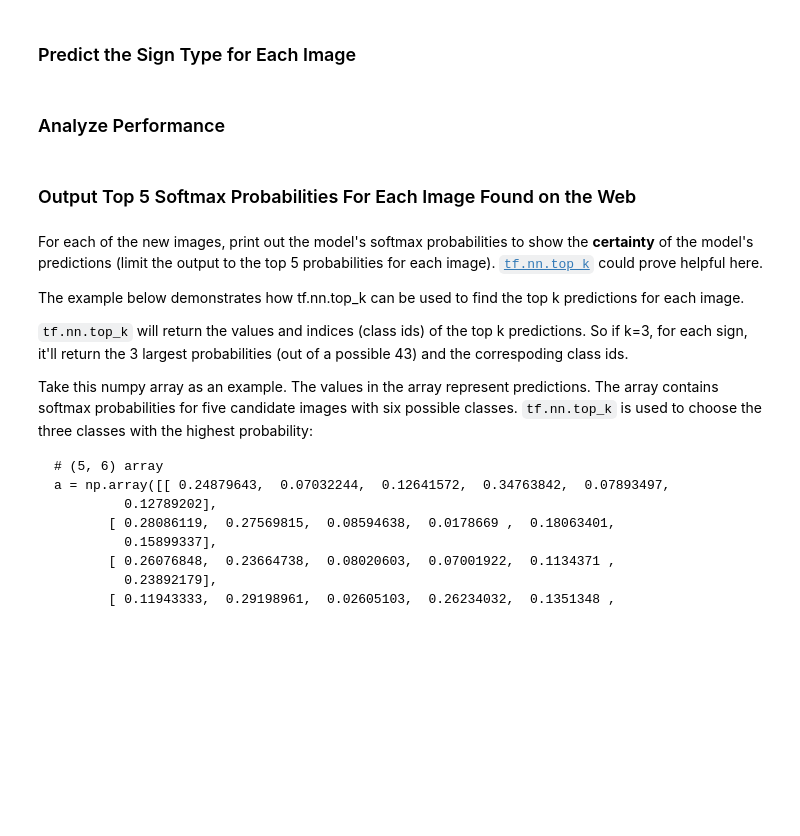
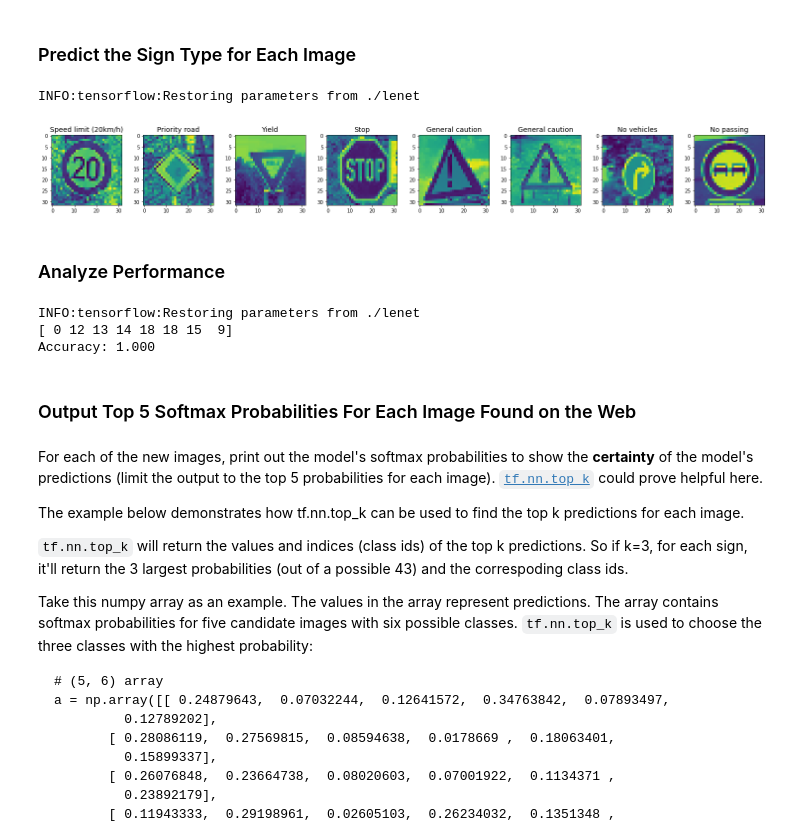
Before and after one commit to EugeneTolstikhin/udacity-traffic-Sign-Classifier-Project, a Jupyter notebook: Traffic_Sign_Classifier.ipynb, the cells around one changed output. Cells and saved outputs as stored; diff of their text form; code cells hidden in the pictures; blank space fills up the shorter version.

```diff
--- a/Traffic_Sign_Classifier.ipynb
+++ b/Traffic_Sign_Classifier.ipynb
@@ -320,5 +367,5 @@ with tf.Session() as sess:
 # %%
 with tf.Session() as sess:
-    saver.restore(sess, tf.train.latest_checkpoint(data_folder))
-    #test_acc = evaluate_accuracy(X_test, y_test)
-    #print("Accuracy: {:.3f}".format(test_acc))
+    saver.restore(sess, tf.train.latest_checkpoint('.'))
+    test_acc = evaluate_accuracy(X_test, y_test)
+    print("Accuracy: {:.3f}".format(test_acc))
@@ -340,12 +409,39 @@ You may find `signnames.csv` useful as it contains mappings from the class id (i
 # %%
 ### Run the predictions here and use the model to output the prediction for each image.
 ### Make sure to pre-process the images with the same pre-processing pipeline used earlier.
 ### Feel free to use as many code cells as needed.
+
+im_list = preprocess(im_list)
+val = tf.argmax(logits, 1)
+val_out = []
+
+with tf.Session() as sess:
+    saver.restore(sess, tf.train.latest_checkpoint('.'))
+    val_out = sess.run(val, feed_dict = {x: im_list, keep_prob: 1.0})
+
+    pred_web_labels = []
+    for i in range(len(im_list)):
+        pred_web_labels.append(data[val_out[i]]['SignName'])
+
+    draw(im_list, pred_web_labels)
+# %% [output]
+INFO:tensorflow:Restoring parameters from ./lenet
+[figure, added]
 # %% [markdown]
 ### Analyze Performance
 # %%
 ### Calculate the accuracy for these 5 new images.
 ### For example, if the model predicted 1 out of 5 signs correctly, it's 20% accurate on these new images.
+
+with tf.Session() as sess:
+    saver.restore(sess, tf.train.latest_checkpoint('.'))
+    print(val_out)
+    test_acc = evaluate_accuracy(im_list, val_out)
+    print("Accuracy: {:.3f}".format(test_acc))
+# %% [output]
+INFO:tensorflow:Restoring parameters from ./lenet
+[ 0 12 13 14 18 18 15  9]
+Accuracy: 1.000
 # %% [markdown]
 ### Output Top 5 Softmax Probabilities For Each Image Found on the Web
 # %% [markdown]
```
Also changed, not shown: parts of 18 cells of this notebook, 12 other files.
